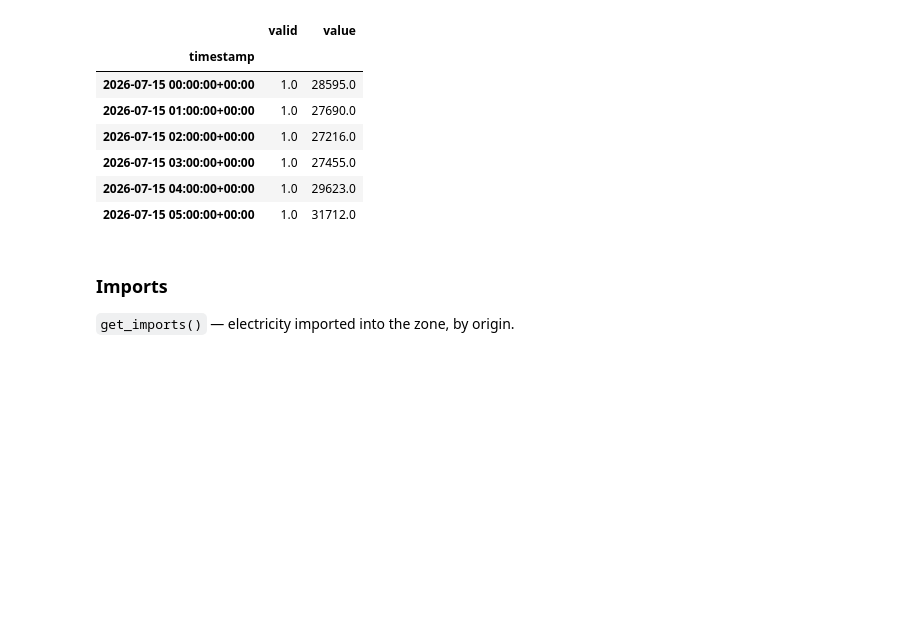
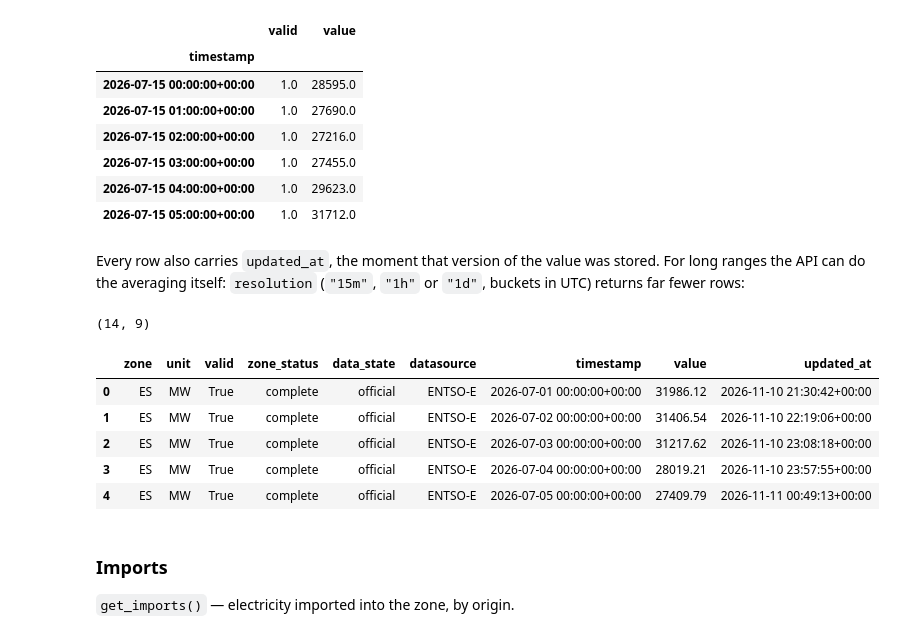
Before and after one commit to wattnet/wattnet-client-python, a Jupyter notebook: examples/quickstart.ipynb, the cells around one changed output. Cells and saved outputs as stored; diff of their text form; code cells hidden in the pictures; blank space fills up the shorter version.

```diff
--- a/examples/quickstart.ipynb
+++ b/examples/quickstart.ipynb
@@ -133,6 +133,20 @@ hourly
 | 2026-07-15 03:00:00+00:00 | 1.0 | 27455.0 |
 | 2026-07-15 04:00:00+00:00 | 1.0 | 29623.0 |
 | 2026-07-15 05:00:00+00:00 | 1.0 | 31712.0 |
+# %% [markdown]
+Every row also carries `updated_at`, the moment that version of the value was stored. For long ranges the API can do the averaging itself: `resolution` (`"15m"`, `"1h"` or `"1d"`, buckets in UTC) returns far fewer rows:
+# %%
+daily = client.get_load(zone=ZONE, start="2026-07-01", end="2026-07-15", resolution="1d")
+print(daily.shape)
+daily.head()
+# %% [output]
+(14, 9)
+|  | zone | unit | valid | zone_status | data_state | datasource | timestamp | value | updated_at |
+| 0 | ES | MW | True | complete | official | ENTSO-E | 2026-07-01 00:00:00+00:00 | 31986.12 | 2026-11-10 21:30:42+00:00 |
+| 1 | ES | MW | True | complete | official | ENTSO-E | 2026-07-02 00:00:00+00:00 | 31406.54 | 2026-11-10 22:19:06+00:00 |
+| 2 | ES | MW | True | complete | official | ENTSO-E | 2026-07-03 00:00:00+00:00 | 31217.62 | 2026-11-10 23:08:18+00:00 |
+| 3 | ES | MW | True | complete | official | ENTSO-E | 2026-07-04 00:00:00+00:00 | 28019.21 | 2026-11-10 23:57:55+00:00 |
+| 4 | ES | MW | True | complete | official | ENTSO-E | 2026-07-05 00:00:00+00:00 | 27409.79 | 2026-11-11 00:49:13+00:00 |
 # %% [markdown]
 ### Imports
 
```
Also changed, not shown: parts of 20 cells of this notebook, 18 other files.
